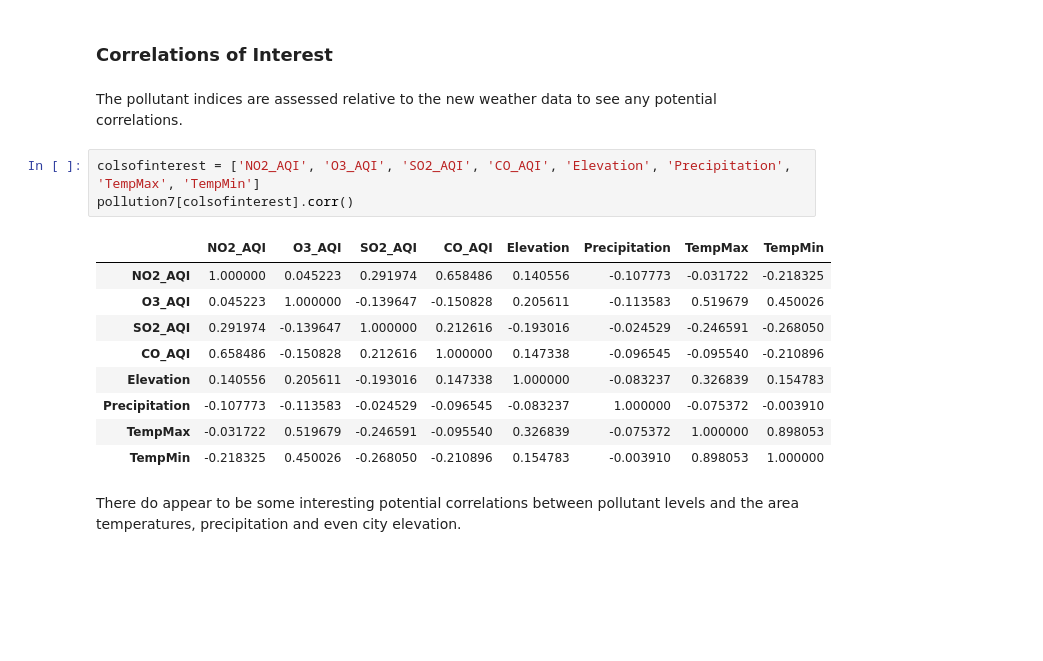
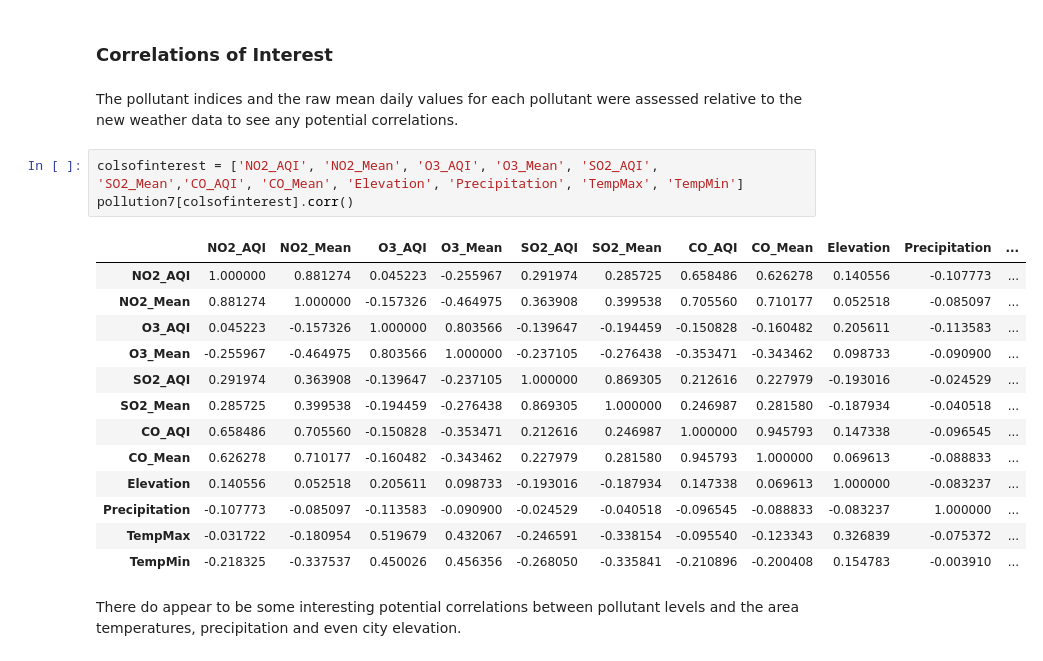
Before and after one commit to bouncebarkrun/Springboard-Data-Science-Career-Track, a Jupyter notebook: 1st Capstone Project/Capstone 1 Inferential Statistics.ipynb, the cells around one changed output. Drawn from its saved outputs; the diff is of its cells as text; blank space fills up the shorter version.

```diff
--- a/1st Capstone Project/Capstone 1 Inferential Statistics.ipynb
+++ b/1st Capstone Project/Capstone 1 Inferential Statistics.ipynb
@@ -176,20 +176,24 @@ The pollutant data does not appear to be normally distributed. This is good to k
 # %% [markdown]
 ### Correlations of Interest
 # %% [markdown]
-The pollutant indices are assessed relative to the new weather data to see any potential correlations.
+The pollutant indices and the raw mean daily values for each pollutant were assessed relative to the new weather data to see any potential correlations.
 # %%
-colsofinterest = ['NO2_AQI', 'O3_AQI', 'SO2_AQI', 'CO_AQI', 'Elevation', 'Precipitation', 'TempMax', 'TempMin']
+colsofinterest = ['NO2_AQI', 'NO2_Mean', 'O3_AQI', 'O3_Mean', 'SO2_AQI', 'SO2_Mean','CO_AQI', 'CO_Mean', 'Elevation', 'Precipitation', 'TempMax', 'TempMin']
 pollution7[colsofinterest].corr()
 # %% [output]
-|  | NO2_AQI | O3_AQI | SO2_AQI | CO_AQI | Elevation | Precipitation | TempMax | TempMin |
-| NO2_AQI | 1.000000 | 0.045223 | 0.291974 | 0.658486 | 0.140556 | -0.107773 | -0.031722 | -0.218325 |
-| O3_AQI | 0.045223 | 1.000000 | -0.139647 | -0.150828 | 0.205611 | -0.113583 | 0.519679 | 0.450026 |
-| SO2_AQI | 0.291974 | -0.139647 | 1.000000 | 0.212616 | -0.193016 | -0.024529 | -0.246591 | -0.268050 |
-| CO_AQI | 0.658486 | -0.150828 | 0.212616 | 1.000000 | 0.147338 | -0.096545 | -0.095540 | -0.210896 |
-| Elevation | 0.140556 | 0.205611 | -0.193016 | 0.147338 | 1.000000 | -0.083237 | 0.326839 | 0.154783 |
-| Precipitation | -0.107773 | -0.113583 | -0.024529 | -0.096545 | -0.083237 | 1.000000 | -0.075372 | -0.003910 |
-| TempMax | -0.031722 | 0.519679 | -0.246591 | -0.095540 | 0.326839 | -0.075372 | 1.000000 | 0.898053 |
-| TempMin | -0.218325 | 0.450026 | -0.268050 | -0.210896 | 0.154783 | -0.003910 | 0.898053 | 1.000000 |
+|  | NO2_AQI | NO2_Mean | O3_AQI | O3_Mean | SO2_AQI | SO2_Mean | CO_AQI | CO_Mean | Elevation | Precipitation | ... |
+| NO2_AQI | 1.000000 | 0.881274 | 0.045223 | -0.255967 | 0.291974 | 0.285725 | 0.658486 | 0.626278 | 0.140556 | -0.107773 | ... |
+| NO2_Mean | 0.881274 | 1.000000 | -0.157326 | -0.464975 | 0.363908 | 0.399538 | 0.705560 | 0.710177 | 0.052518 | -0.085097 | ... |
+| O3_AQI | 0.045223 | -0.157326 | 1.000000 | 0.803566 | -0.139647 | -0.194459 | -0.150828 | -0.160482 | 0.205611 | -0.113583 | ... |
+| O3_Mean | -0.255967 | -0.464975 | 0.803566 | 1.000000 | -0.237105 | -0.276438 | -0.353471 | -0.343462 | 0.098733 | -0.090900 | ... |
+| SO2_AQI | 0.291974 | 0.363908 | -0.139647 | -0.237105 | 1.000000 | 0.869305 | 0.212616 | 0.227979 | -0.193016 | -0.024529 | ... |
+| SO2_Mean | 0.285725 | 0.399538 | -0.194459 | -0.276438 | 0.869305 | 1.000000 | 0.246987 | 0.281580 | -0.187934 | -0.040518 | ... |
+| CO_AQI | 0.658486 | 0.705560 | -0.150828 | -0.353471 | 0.212616 | 0.246987 | 1.000000 | 0.945793 | 0.147338 | -0.096545 | ... |
+| CO_Mean | 0.626278 | 0.710177 | -0.160482 | -0.343462 | 0.227979 | 0.281580 | 0.945793 | 1.000000 | 0.069613 | -0.088833 | ... |
+| Elevation | 0.140556 | 0.052518 | 0.205611 | 0.098733 | -0.193016 | -0.187934 | 0.147338 | 0.069613 | 1.000000 | -0.083237 | ... |
+| Precipitation | -0.107773 | -0.085097 | -0.113583 | -0.090900 | -0.024529 | -0.040518 | -0.096545 | -0.088833 | -0.083237 | 1.000000 | ... |
+| TempMax | -0.031722 | -0.180954 | 0.519679 | 0.432067 | -0.246591 | -0.338154 | -0.095540 | -0.123343 | 0.326839 | -0.075372 | ... |
+| TempMin | -0.218325 | -0.337537 | 0.450026 | 0.456356 | -0.268050 | -0.335841 | -0.210896 | -0.200408 | 0.154783 | -0.003910 | ... |
 # %% [markdown]
 There do appear to be some interesting potential correlations between pollutant levels and the area temperatures, precipitation and even city elevation.
 # %% [markdown]
```
